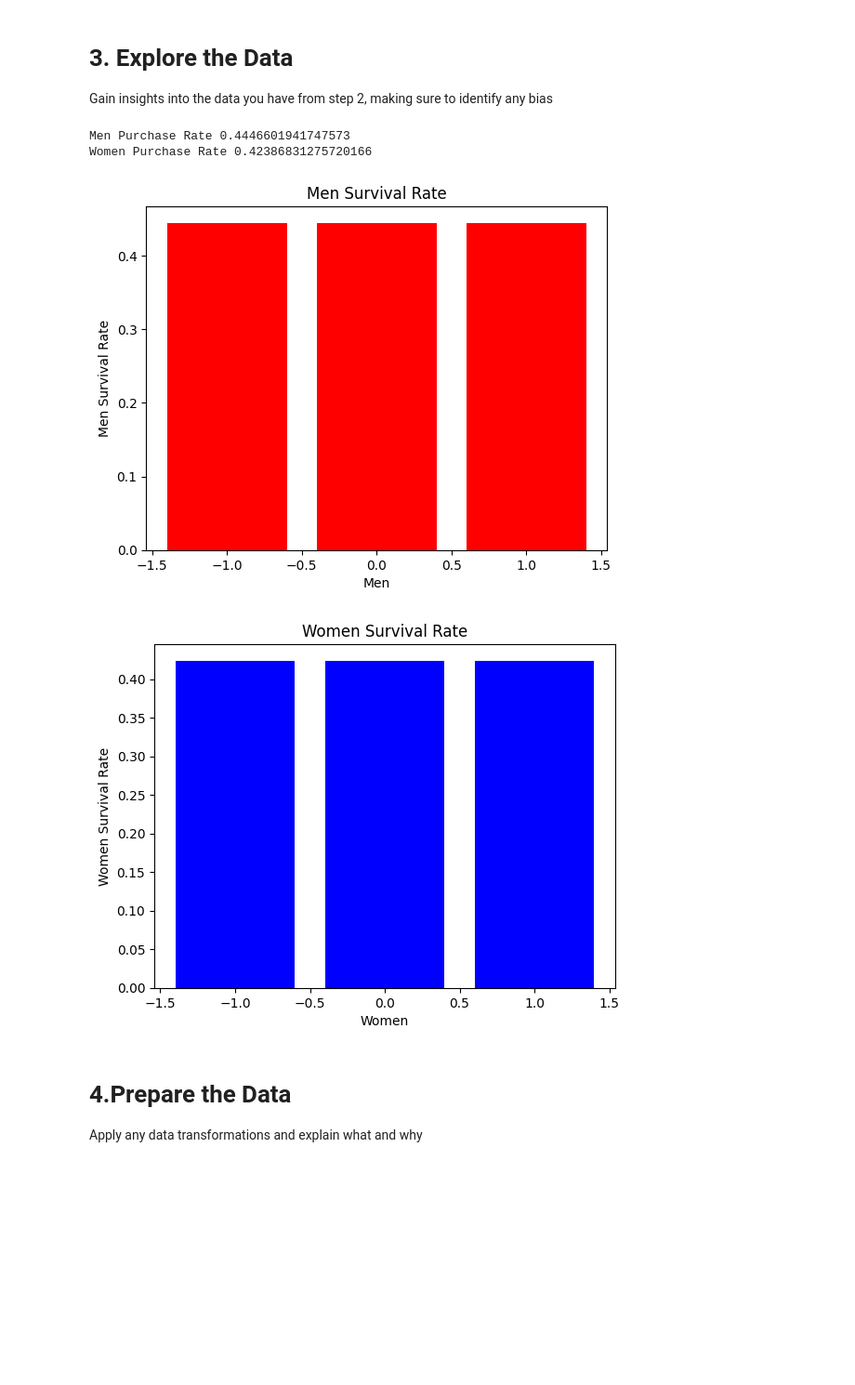
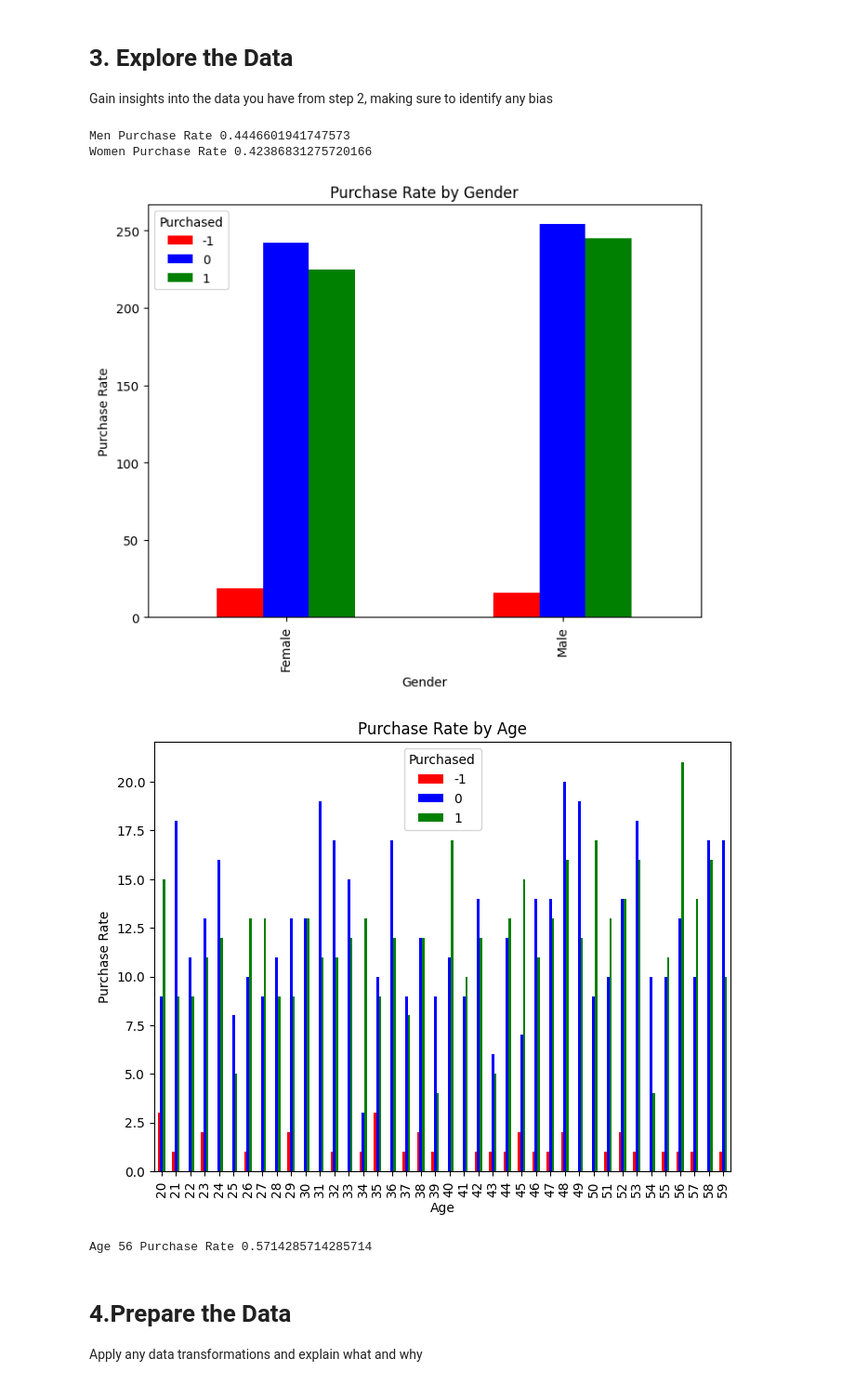
Before and after one commit to AnaySharma01/Machine-Learning-AI-Class, a Jupyter notebook: Project_3/Project_3.ipynb, the cells around one changed output. Shown at 93% size. Cells and saved outputs as stored; diff of their text form; code cells hidden in the pictures; blank space fills up the shorter version.

```diff
--- a/Project_3/Project_3.ipynb
+++ b/Project_3/Project_3.ipynb
@@ -48,32 +53,39 @@ data.head()
 # 3. Explore the Data
 Gain insights into the data you have from step 2, making sure to identify any bias
 # %%
-names = data['name']
-gender = data['Gender']
-age = data['Age']
 men = data.loc[data.Gender == 'Male']['Purchased']
 menPurchaseRate = sum(men)/len(men)
 print("Men Purchase Rate", menPurchaseRate)
 women = data.loc[data.Gender == 'Female']['Purchased']
 womenPurchaseRate = sum(women)/len(women)
 print("Women Purchase Rate", womenPurchaseRate)
 
+genderPurchasedRate = data.groupby(['Gender', 'Purchased']).size().unstack(fill_value=0)
+genderPurchasedRate.plot(kind="bar", figsize=(8,6), color=['red', 'blue', 'green'])
 
-plt.bar(men, menPurchaseRate, color = 'red')
-plt.title('Men Survival Rate')
-plt.xlabel('Men')
-plt.ylabel('Men Survival Rate')
+plt.title('Purchase Rate by Gender')
+plt.xlabel('Gender')
+plt.ylabel('Purchase Rate')
 plt.show()
-plt.bar(women, womenPurchaseRate, color = 'blue')
-plt.title('Women Survival Rate')
-plt.xlabel('Women')
-plt.ylabel('Women Survival Rate')
+
+agePurchasedRate = data.groupby(['Age', 'Purchased']).size().unstack(fill_value=0)
+agePurchasedRate.plot(kind="bar", figsize=(8,6), color=['red', 'blue', 'green'])
+
+plt.title('Purchase Rate by Age')
+plt.xlabel('Age')
+plt.ylabel('Purchase Rate')
 plt.show()
+
+age56 = data.loc[data.Age == 56]['Purchased']
+print("Age 56 Purchase Rate", sum(age56)/len(age56))
+
+#Some ages disproportionately buy more cogs than other while gender is fairly equal
 # %% [output]
 Men Purchase Rate 0.4446601941747573
 Women Purchase Rate 0.42386831275720166
-[figure, old version]
+[figure, new version]
-[figure, old version]
+[figure, new version]
+Age 56 Purchase Rate 0.5714285714285714
 # %% [markdown]
 # 4.Prepare the Data
 
```
Also changed, not shown: parts of 3 cells of this notebook.
